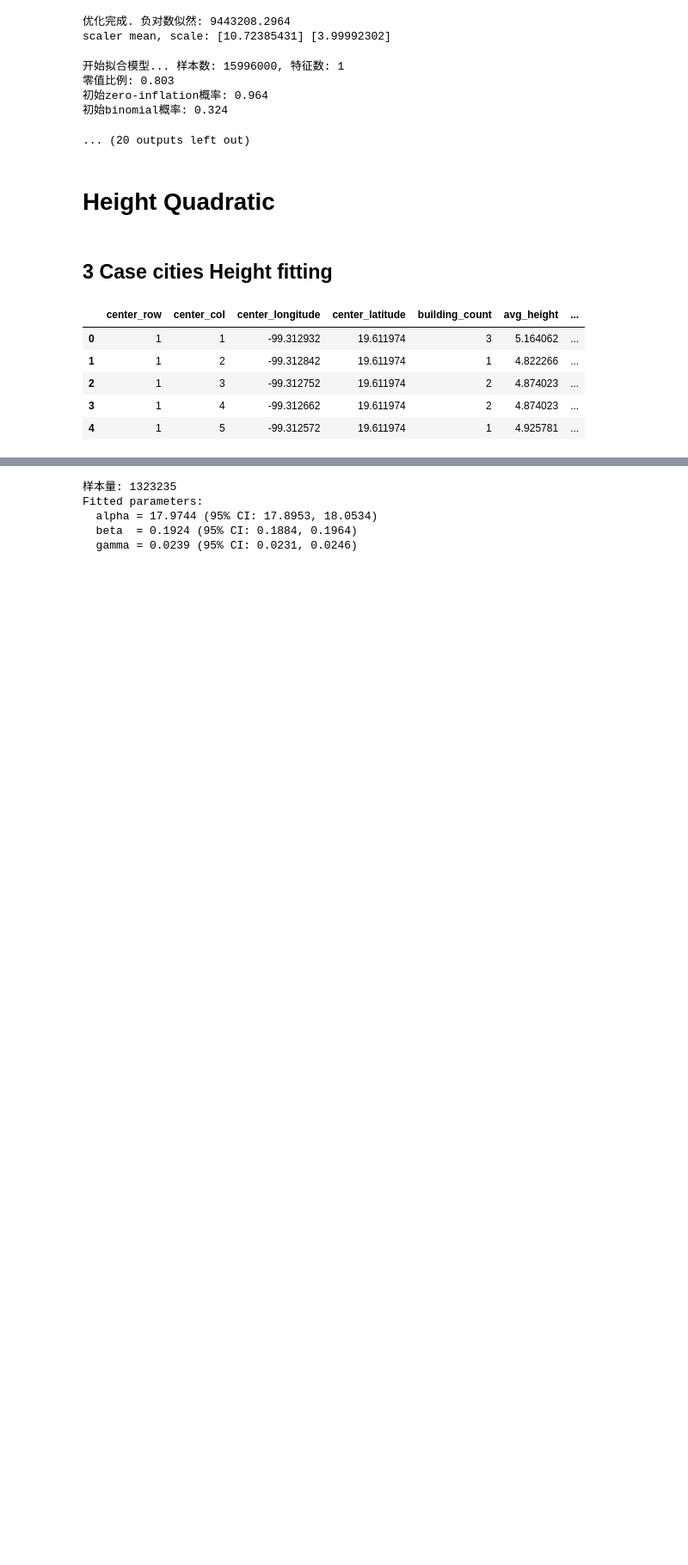
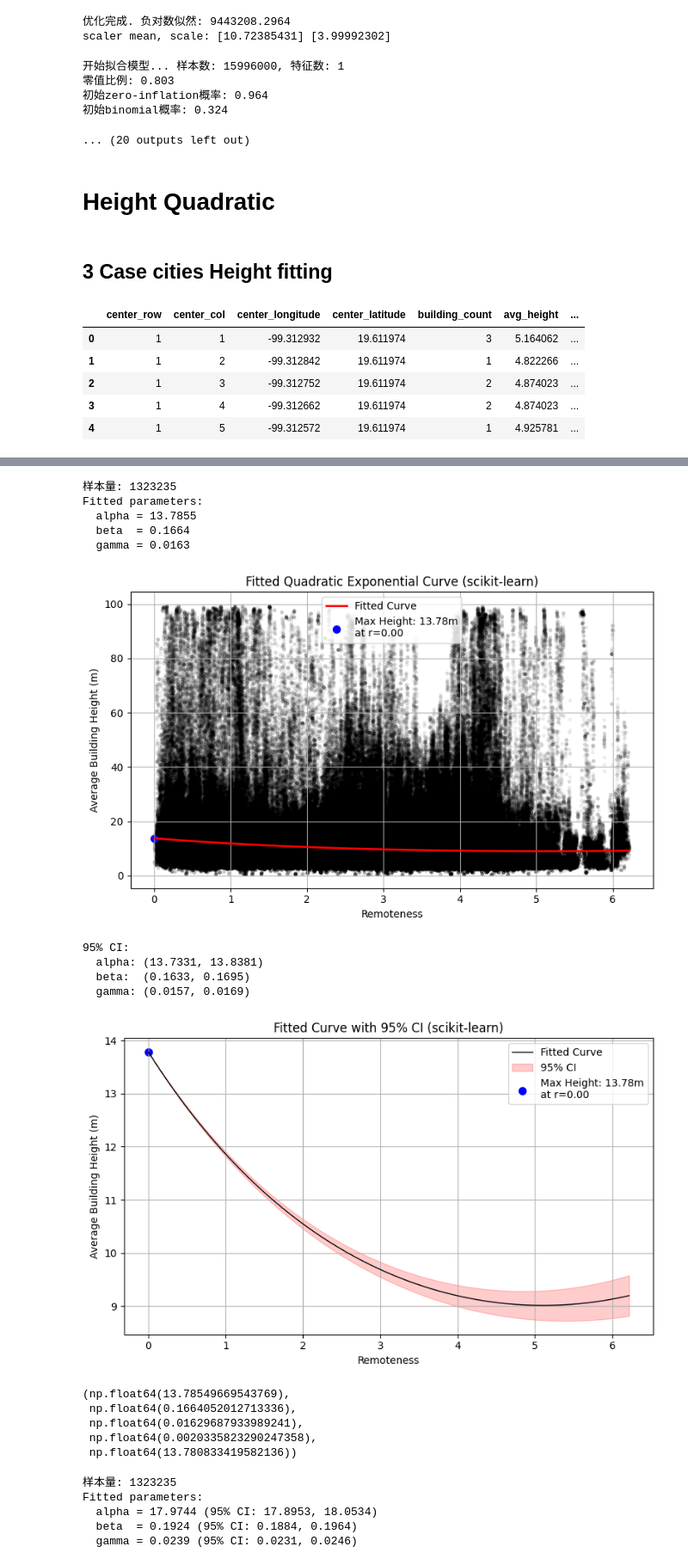
Before and after one commit to liang-jia-qi/Urban_Growth_Codes, a Jupyter notebook: notebooks/ZIB_selfdefine.ipynb, the cells around one changed output, grey strips where cells are left out. Shown at 86% size. Drawn from its saved outputs; the diff is of its cells as text; code cells hidden in the pictures; blank space fills up the shorter version.

```diff
--- a/notebooks/ZIB_selfdefine.ipynb
+++ b/notebooks/ZIB_selfdefine.ipynb
@@ -1420,3 +1589,22 @@ Fitted parameters:
+# %%
+sample_and_fit_height_model(df_16_mumbai, random_state=72)
+# %% [output]
+样本量: 1323235
+Fitted parameters:
+  alpha = 13.7855
+  beta  = 0.1664
+  gamma = 0.0163
+[figure, added]
+95% CI:
+  alpha: (13.7331, 13.8381)
+  beta:  (0.1633, 0.1695)
+  gamma: (0.0157, 0.0169)
+[figure, added]
+(np.float64(13.78549669543769),
+ np.float64(0.1664052012713336),
+ np.float64(0.01629687933989241),
+ np.float64(0.0020335823290247358),
+ np.float64(13.780833419582136))
 # %%
 sample_and_fit_height_model(df_16_mumbai, random_state=72)
 # %% [output]
```
Also changed, not shown: parts of 8 cells of this notebook.
